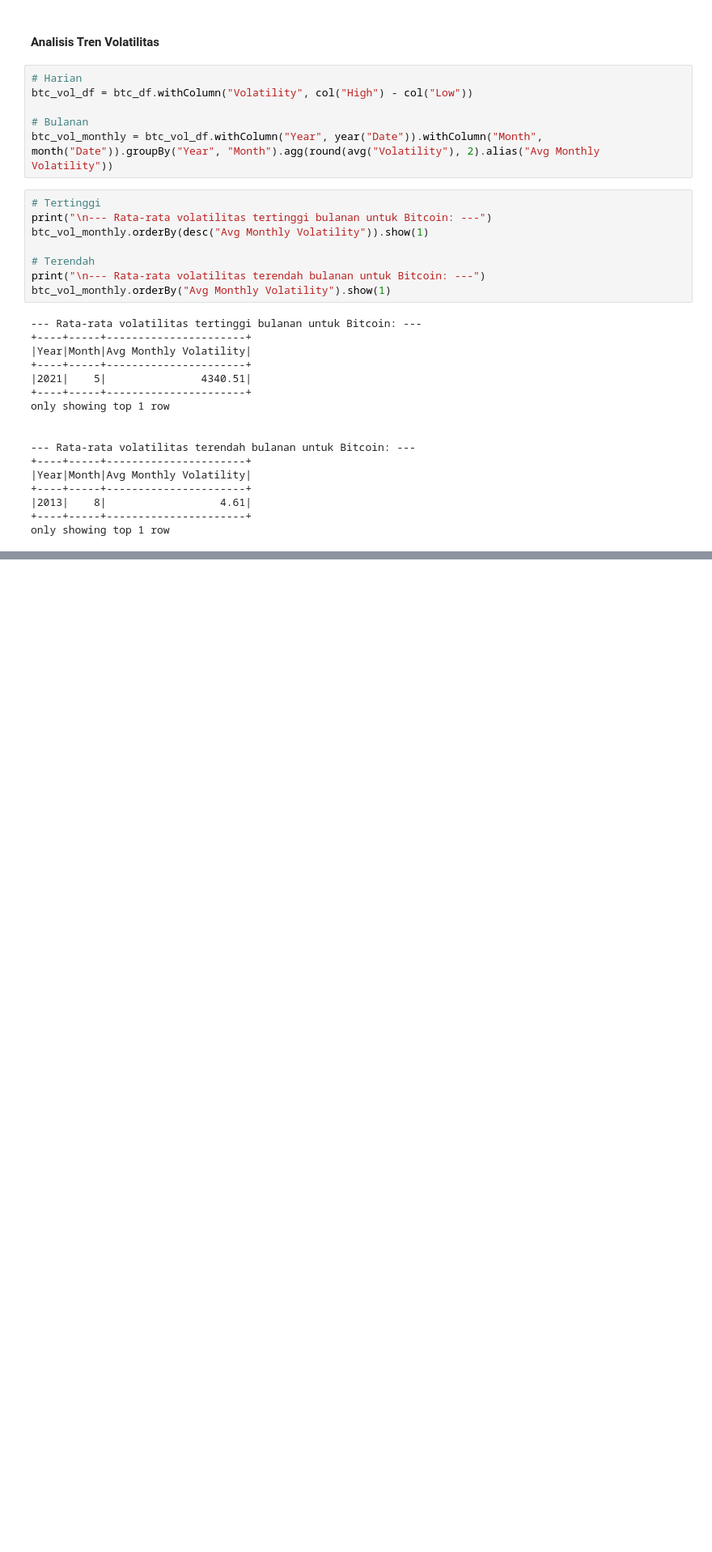
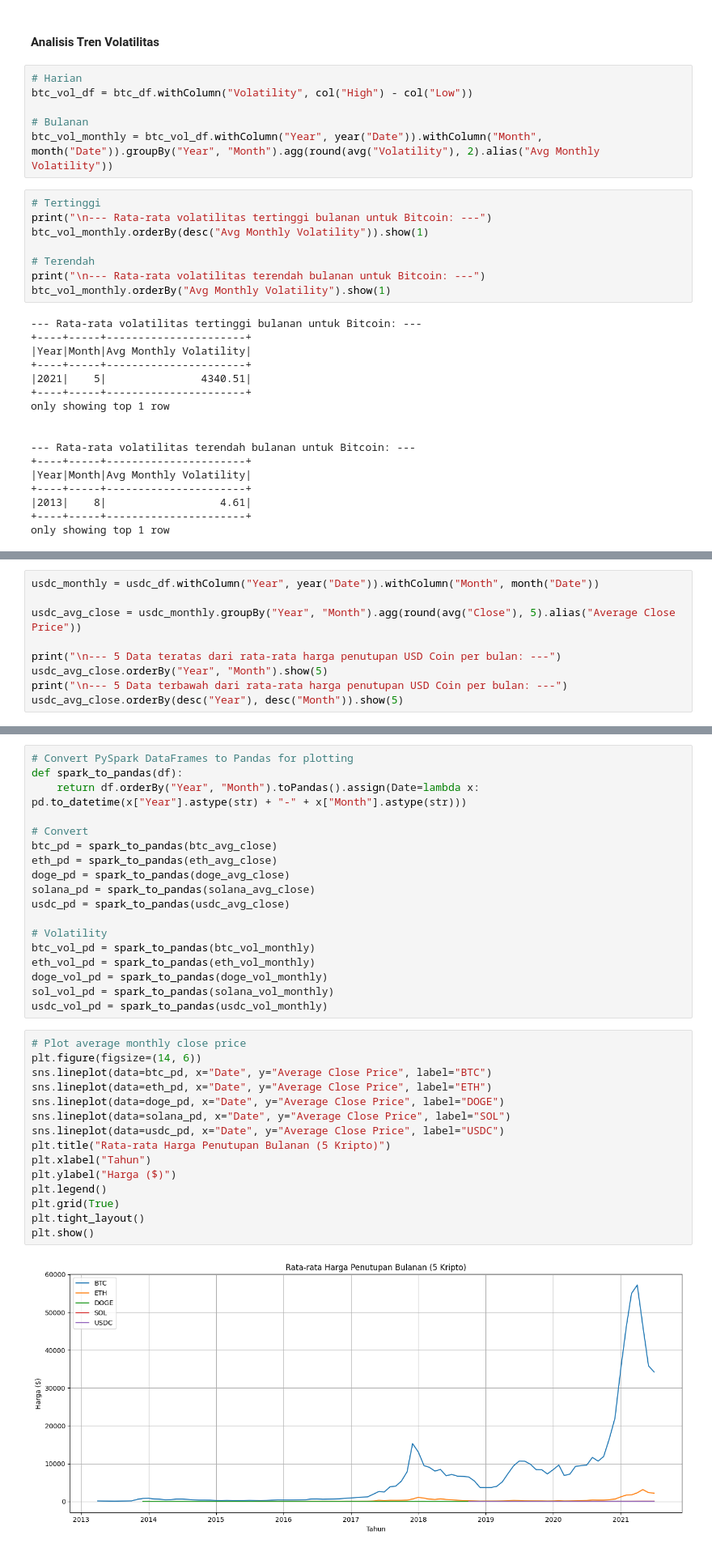
Before and after one commit to HazwanAdhikara/cryptocurrency-analysis, a Jupyter notebook: crypto_analysis.ipynb, the cells around one changed output, grey strips where cells are left out. Shown at 81% size. Cells and saved outputs as stored; diff of their text form; blank space fills up the shorter version.

```diff
--- a/crypto_analysis.ipynb
+++ b/crypto_analysis.ipynb
@@ -211,0 +561,9 @@ btc_growth.orderBy("Year").show()
+# %%
+usdc_monthly = usdc_df.withColumn("Year", year("Date")).withColumn("Month", month("Date"))
+
+usdc_avg_close = usdc_monthly.groupBy("Year", "Month").agg(round(avg("Close"), 5).alias("Average Close Price"))
+
+print("\n--- 5 Data teratas dari rata-rata harga penutupan USD Coin per bulan: ---")
+usdc_avg_close.orderBy("Year", "Month").show(5)
+print("\n--- 5 Data terbawah dari rata-rata harga penutupan USD Coin per bulan: ---")
+usdc_avg_close.orderBy(desc("Year"), desc("Month")).show(5)
@@ -211,0 +669,35 @@ btc_growth.orderBy("Year").show()
+# %%
+# Convert PySpark DataFrames to Pandas for plotting
+def spark_to_pandas(df):
+    return df.orderBy("Year", "Month").toPandas().assign(Date=lambda x: pd.to_datetime(x["Year"].astype(str) + "-" + x["Month"].astype(str)))
+
+# Convert
+btc_pd = spark_to_pandas(btc_avg_close)
+eth_pd = spark_to_pandas(eth_avg_close)
+doge_pd = spark_to_pandas(doge_avg_close)
+solana_pd = spark_to_pandas(solana_avg_close)
+usdc_pd = spark_to_pandas(usdc_avg_close)
+
+# Volatility
+btc_vol_pd = spark_to_pandas(btc_vol_monthly)
+eth_vol_pd = spark_to_pandas(eth_vol_monthly)
+doge_vol_pd = spark_to_pandas(doge_vol_monthly)
+sol_vol_pd = spark_to_pandas(solana_vol_monthly)
+usdc_vol_pd = spark_to_pandas(usdc_vol_monthly)
+# %%
+# Plot average monthly close price
+plt.figure(figsize=(14, 6))
+sns.lineplot(data=btc_pd, x="Date", y="Average Close Price", label="BTC")
+sns.lineplot(data=eth_pd, x="Date", y="Average Close Price", label="ETH")
+sns.lineplot(data=doge_pd, x="Date", y="Average Close Price", label="DOGE")
+sns.lineplot(data=solana_pd, x="Date", y="Average Close Price", label="SOL")
+sns.lineplot(data=usdc_pd, x="Date", y="Average Close Price", label="USDC")
+plt.title("Rata-rata Harga Penutupan Bulanan (5 Kripto)")
+plt.xlabel("Tahun")
+plt.ylabel("Harga ($)")
+plt.legend()
+plt.grid(True)
+plt.tight_layout()
+plt.show()
+# %% [output]
+[figure, added]
```
Also changed, not shown: parts of 45 cells of this notebook.
